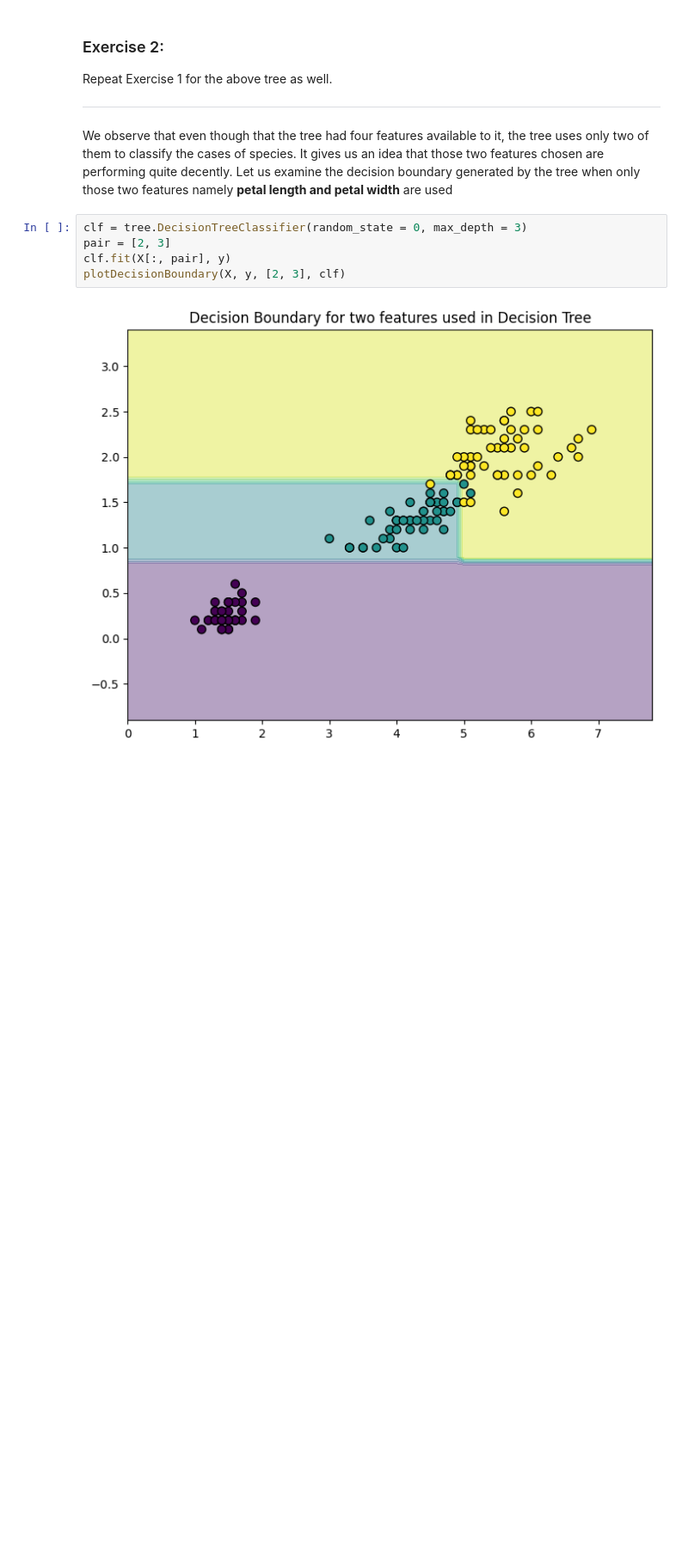
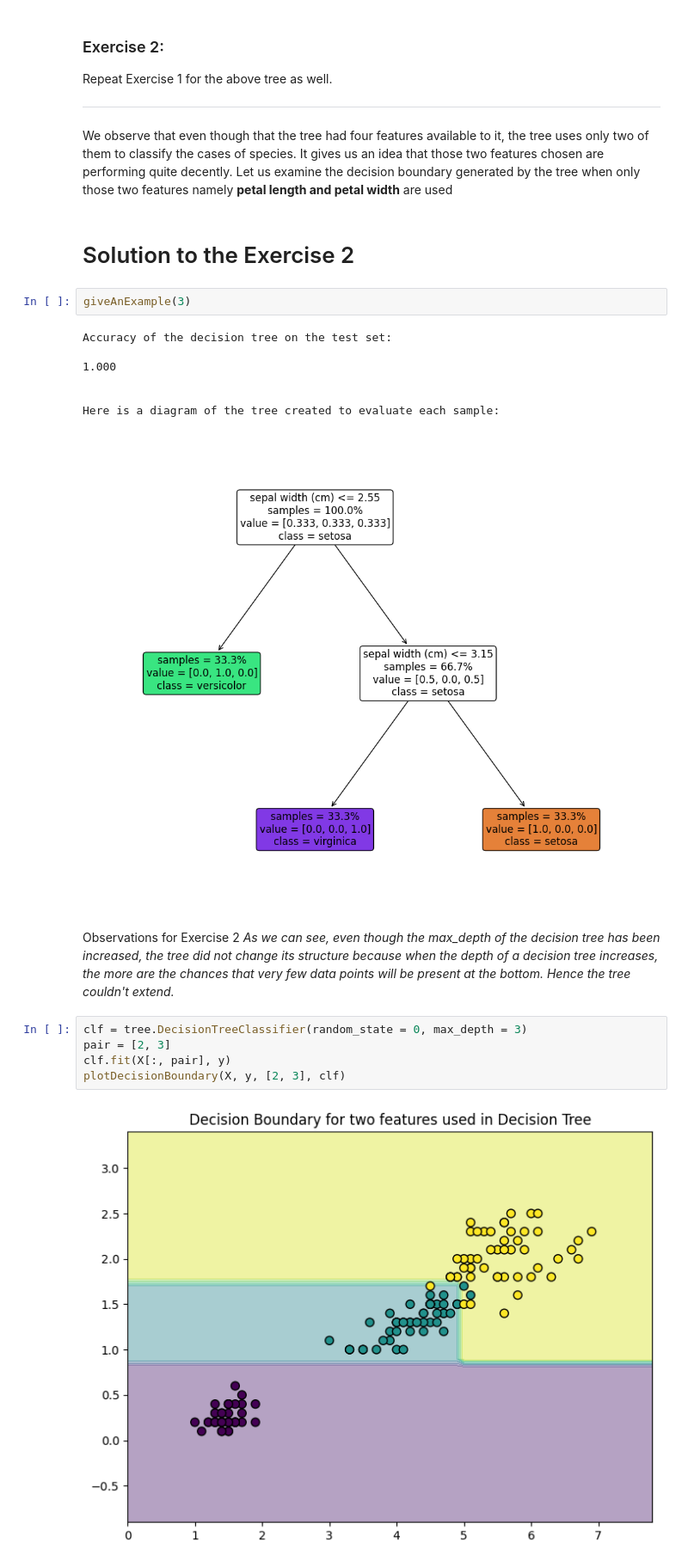
Before and after one commit to Harshitha-batchu/FMML_projects_and_labs, a Jupyter notebook: FMML_ClassificationII_Lab2.ipynb, the cells around one changed output. Shown at 86% size. Saved outputs shown, nothing was run; the diff lists cells and outputs as text; blank space fills up the shorter version.

```diff
--- a/FMML_ClassificationII_Lab2.ipynb
+++ b/FMML_ClassificationII_Lab2.ipynb
@@ -146,6 +188,21 @@ Repeat Exercise 1 for the above tree as well.
 ---
 
 We observe that even though that the tree had four features available to it, the tree uses only two of them to classify the cases of species. It gives us an idea that those two features chosen are performing quite decently. Let us examine the decision boundary generated by the tree when only those two features namely **petal length and petal width** are used
+# %% [markdown]
+# Solution to the Exercise 2
+# %%
+giveAnExample(3)
+# %% [output]
+Accuracy of the decision tree on the test set:
+
+1.000
+
+
+Here is a diagram of the tree created to evaluate each sample:
+[figure, added]
+# %% [markdown]
+Observations for Exercise 2
+*As we can see, even though the max_depth of the decision tree has been increased, the tree did not change its structure because when the depth of a decision tree increases, the more are the chances that very few data points will be present at the bottom. Hence the tree couldn't extend.*
 # %%
 clf = tree.DecisionTreeClassifier(random_state = 0, max_depth = 3)
 pair = [2, 3]
```
Also changed, not shown: parts of 42 cells of this notebook.
